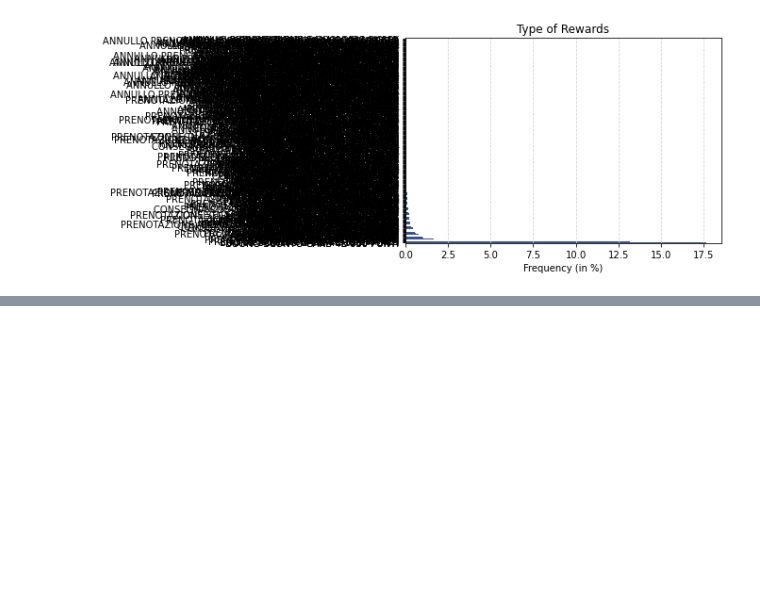
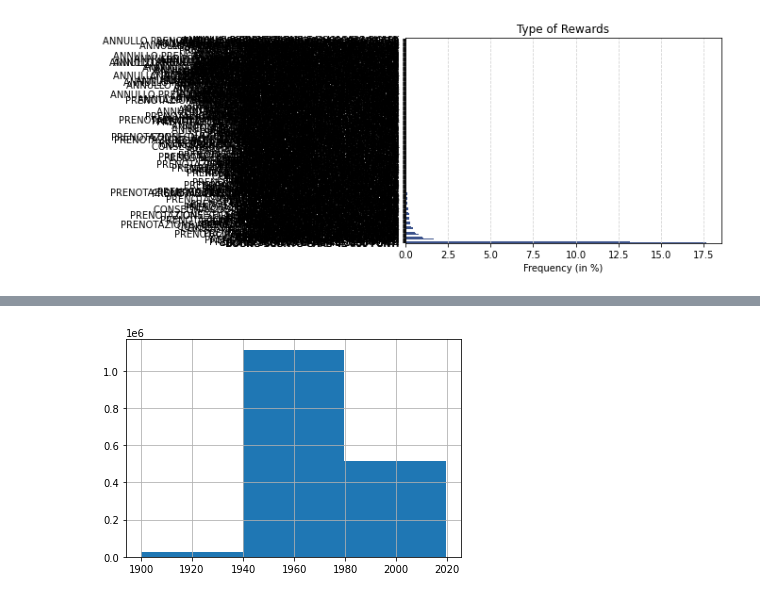
Before and after one commit to Rigtee/GBAC_Q8_2021, a Jupyter notebook: File_where_QDC_Works.ipynb, the cells around one changed output, grey strips where cells are left out. Cells and saved outputs as stored; diff of their text form; code cells hidden in the pictures; blank space fills up the shorter version.

```diff
--- a/File_where_QDC_Works.ipynb
+++ b/File_where_QDC_Works.ipynb
@@ -313,0 +447,4 @@ plt.show()
+# %%
+hist = dg['DATA_NASCITA'].hist(bins=3)
+# %% [output]
+[figure, added]
```
Also changed, not shown: parts of 47 cells of this notebook.
